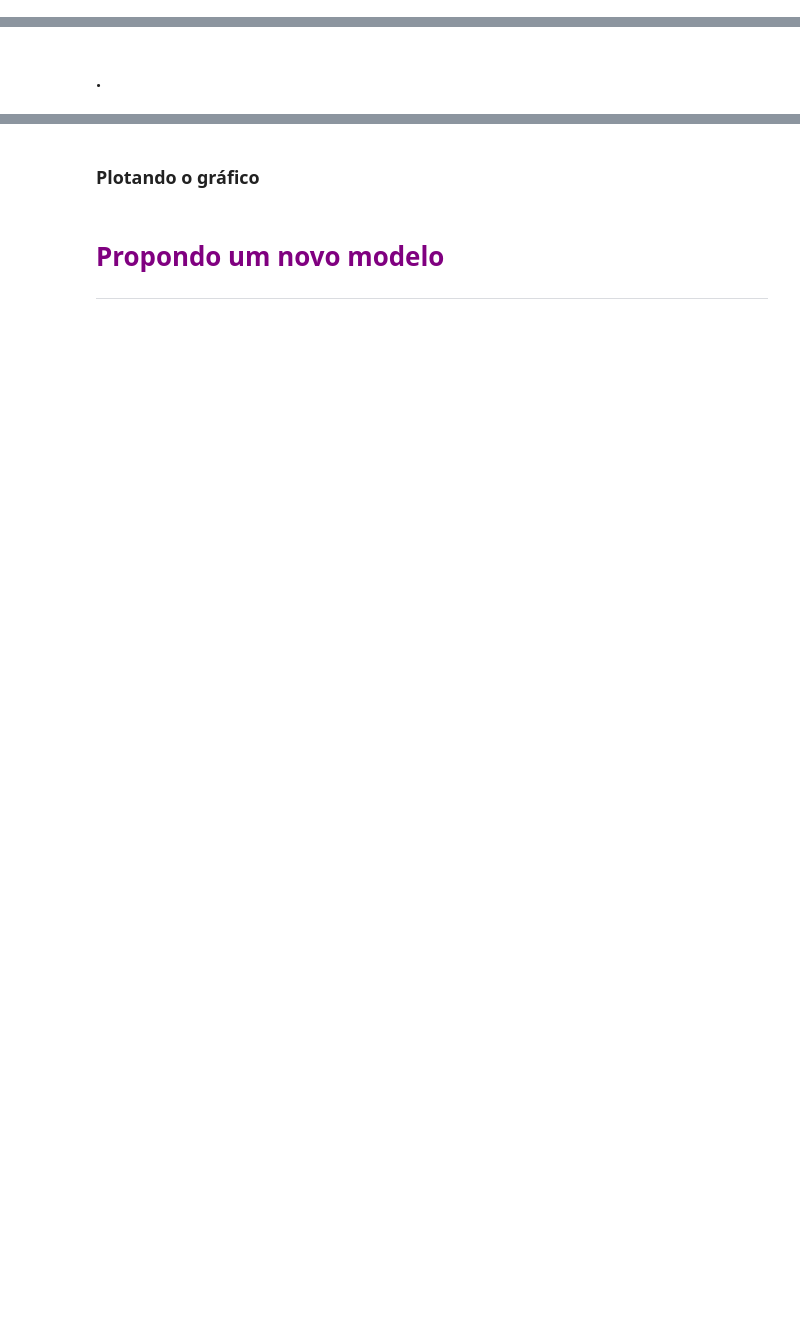
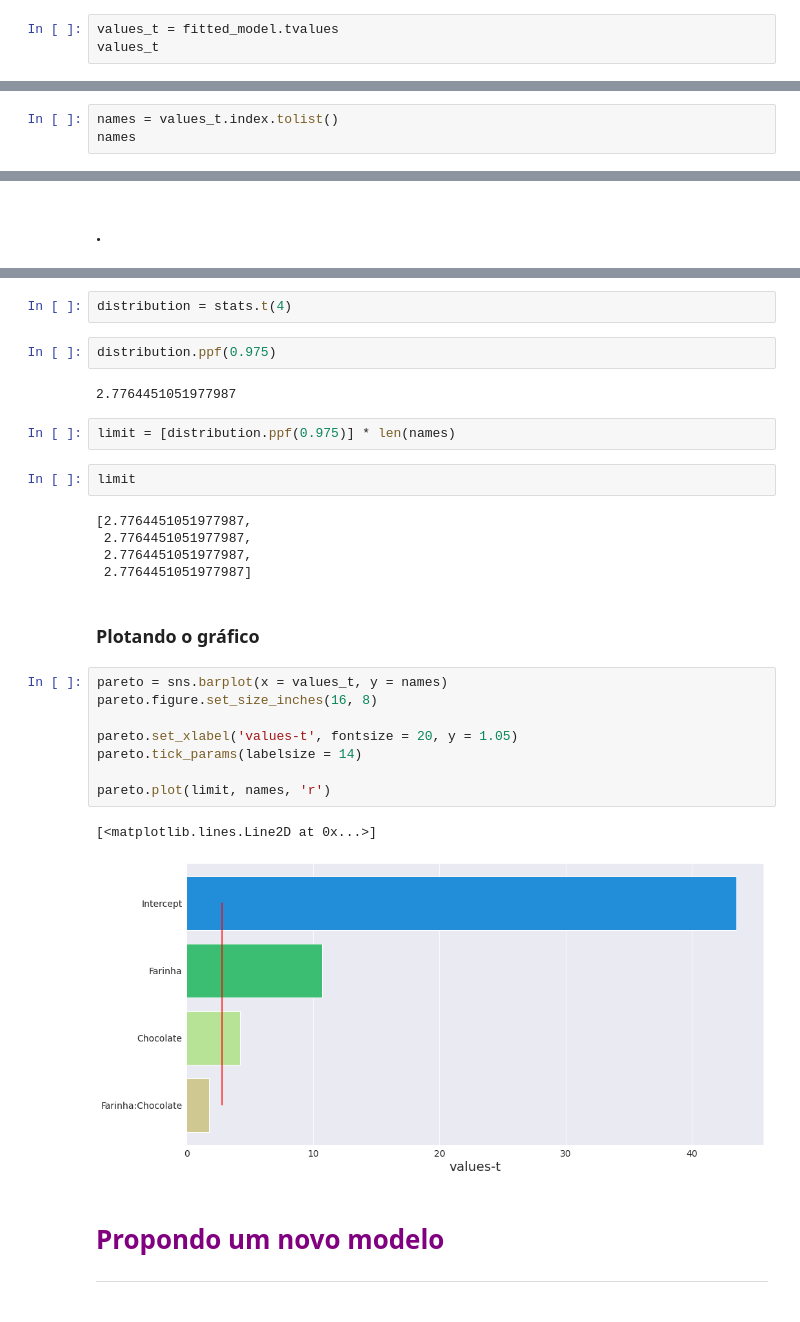
Before and after one commit to Gabriel-limadev/data_science_study, a Jupyter notebook: 10 - Análise de experimentos: testes, mapas de cores e análises dos dados./course_files/Planejamento_experimentos_aula.ipynb, the cells around one changed output, grey strips where cells are left out. Drawn from its saved outputs; the diff is of its cells as text; blank space fills up the shorter version.

```diff
--- a/10 - Análise de experimentos: testes, mapas de cores e análises dos dados./course_files/Planejamento_experimentos_aula.ipynb
+++ b/10 - Análise de experimentos: testes, mapas de cores e análises dos dados./course_files/Planejamento_experimentos_aula.ipynb
@@ -334,3 +386,6 @@ Notes:
 
 <hr>
 <p style='margin: 150px 150px;'>
+# %%
+values_t = fitted_model.tvalues
+values_t
@@ -336,0 +398,3 @@ Notes:
+# %%
+names = values_t.index.tolist()
+names
@@ -341,5 +407,31 @@ Notes:
+# %%
+distribution = stats.t(4)
+# %%
+distribution.ppf(0.975)
+# %% [output]
+2.7764451051977987
+# %%
+limit = [distribution.ppf(0.975)] * len(names)
+# %%
+limit
+# %% [output]
+[2.7764451051977987,
+ 2.7764451051977987,
+ 2.7764451051977987,
+ 2.7764451051977987]
 # %% [markdown]
 ### Plotando o gráfico
+# %%
+pareto = sns.barplot(x = values_t, y = names)
+pareto.figure.set_size_inches(16, 8)
+
+pareto.set_xlabel('values-t', fontsize = 20, y = 1.05)
+pareto.tick_params(labelsize = 14)
+
+pareto.plot(limit, names, 'r')
+# %% [output]
+[<matplotlib.lines.Line2D at 0x...>]
+[figure, added]
 # %% [markdown]
 # <font color = 'purple'> Propondo um novo modelo   </font>
 
```
Also changed, not shown: parts of 13 cells of this notebook.
